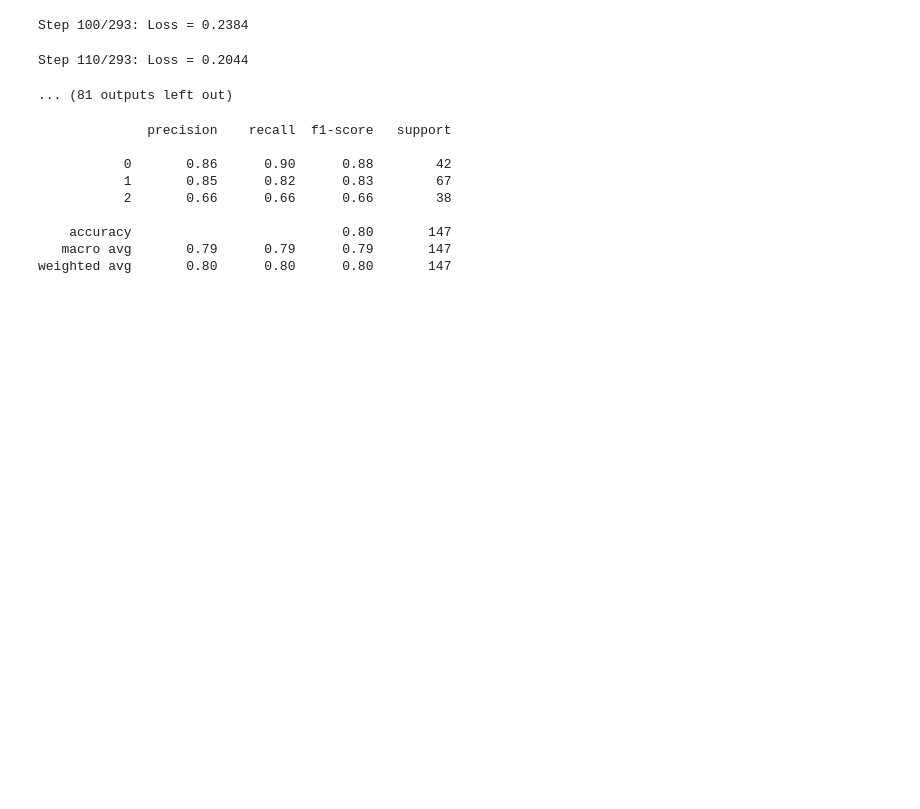
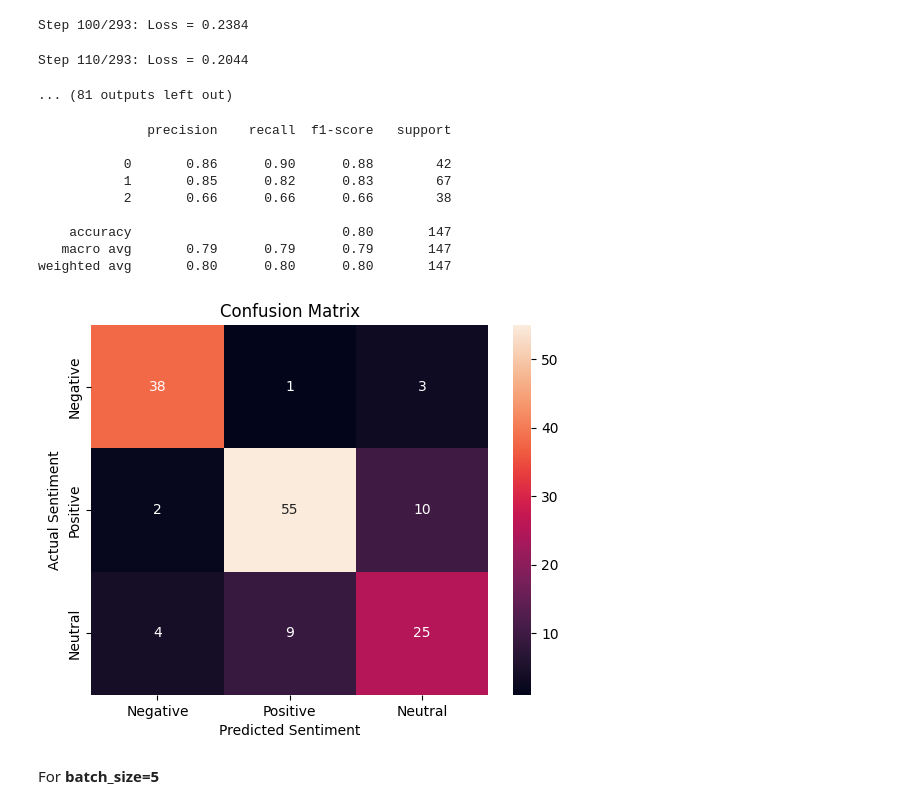
Before and after one commit to natoo77/SocialMediaSentiment, a Jupyter notebook: Social_media_sentiment_analysis.ipynb, the cells around one changed output. Saved outputs shown, nothing was run; the diff lists cells and outputs as text; code cells hidden in the pictures; blank space fills up the shorter version.

```diff
--- a/Social_media_sentiment_analysis.ipynb
+++ b/Social_media_sentiment_analysis.ipynb
@@ -901,0 +737,33 @@ model = SentimentClassifier(num_classes=3)  # Positive, Negative, Neutral
+# %%
+from tqdm import tqdm
+
+optimizer = torch.optim.Adam(model.parameters(), lr=2e-5)
+criterion = nn.CrossEntropyLoss()
+model.train()  # Enable training mode
+num_epochs=3
+
+for epoch in range(num_epochs):  # Train for 3 epochs
+    model.train()  # Enable training mode
+    total_loss = 0  # To track total loss for this epoch
+
+    # Using tqdm to show a progress bar
+    for step, batch in tqdm(enumerate(train_loader), total=len(train_loader), desc=f"Epoch {epoch+1}/{num_epochs}"):
+        input_ids = batch["input_ids"]
+        attention_mask = batch["attention_mask"]
+        labels = batch["label"]
+
+        optimizer.zero_grad()  # Reset gradients
+        outputs = model(input_ids=input_ids, attention_mask=attention_mask)
+        loss = criterion(outputs, labels)
+        loss.backward()  # Backpropagate the loss
+        optimizer.step()  # Update the model parameters
+
+        total_loss += loss.item()
+
+        # Optionally print the loss every 10 steps
+        if step % 10 == 0:
+            print(f"Step {step}/{len(train_loader)}: Loss = {loss.item():.4f}")
+
+    # Print total loss for the epoch
+    avg_loss = total_loss / len(train_loader)
+    print(f"Epoch {epoch+1} completed. Average Loss: {avg_loss:.4f}")
@@ -974,3 +858,14 @@ print(classification_report(true_labels, predicted_labels))
     accuracy                           0.80       147
    macro avg       0.79      0.79      0.79       147
 weighted avg       0.80      0.80      0.80       147
+# %%
+conf_matrix = confusion_matrix(true_labels,predicted_labels)
+sns.heatmap(conf_matrix, annot=True, xticklabels=["Negative", "Positive", "Neutral"], yticklabels=["Negative", "Positive", "Neutral"],fmt="d", cmap="rocket")
+plt.xlabel('Predicted Sentiment')
+plt.ylabel('Actual Sentiment')
+plt.title('Confusion Matrix')
+plt.show()
+# %% [output]
+[figure, added]
+# %% [markdown]
+For **batch_size=5**
```
Also changed, not shown: parts of 64 cells of this notebook.
